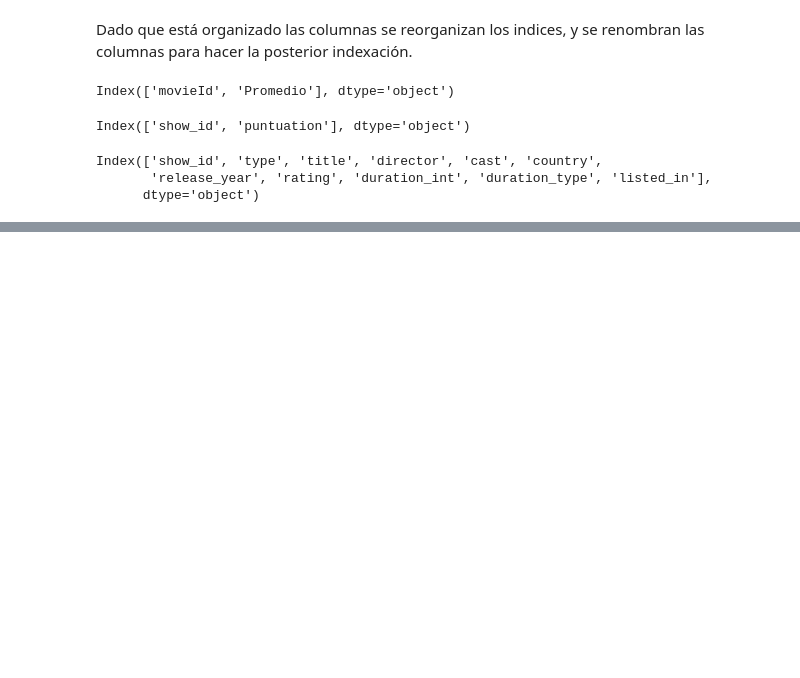
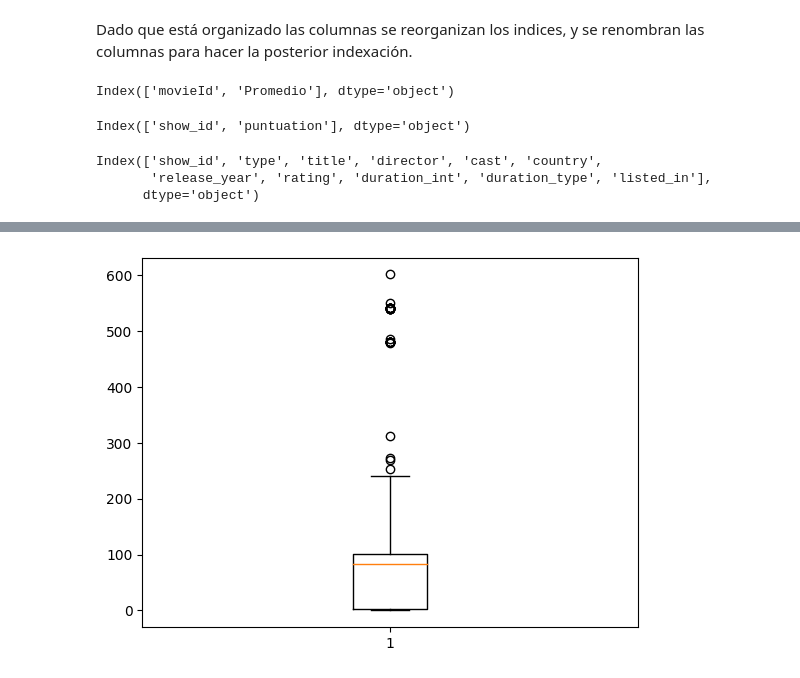
Before and after one commit to EmilianoEmanuelSosa/Data-science-on-streaming-platforms, a Jupyter notebook: Data_engineering.ipynb, the cells around one changed output, grey strips where cells are left out. Cells and saved outputs as stored; diff of their text form; code cells hidden in the pictures; blank space fills up the shorter version.

```diff
--- a/Data_engineering.ipynb
+++ b/Data_engineering.ipynb
@@ -371,0 +438,7 @@ dfAmazon.head(2)
+# %%
+#Visualizo en boxplot
+
+plt.boxplot(df_combinado['duration_int'], vert=True, showfliers=True)
+plt.show()
+# %% [output]
+[figure, added]
```
Also changed, not shown: parts of 13 cells of this notebook.
